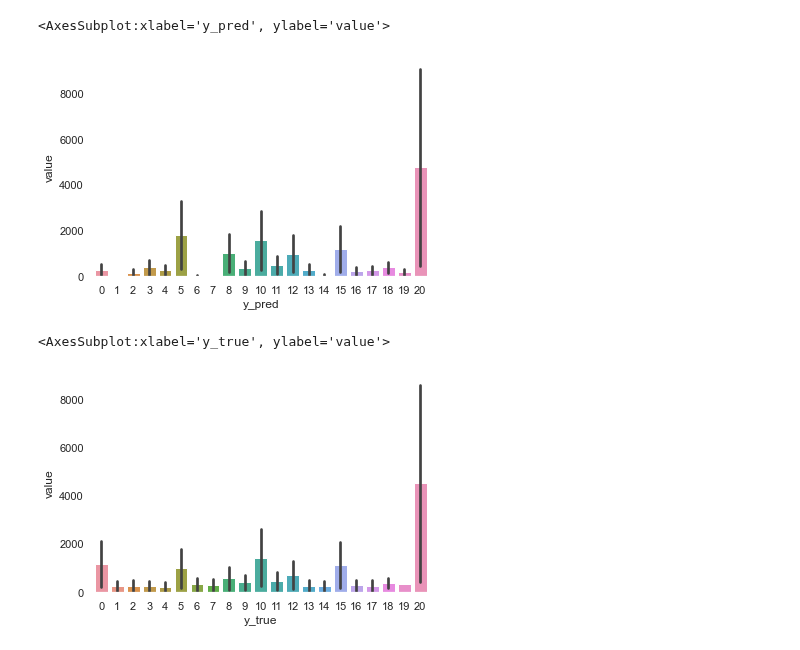
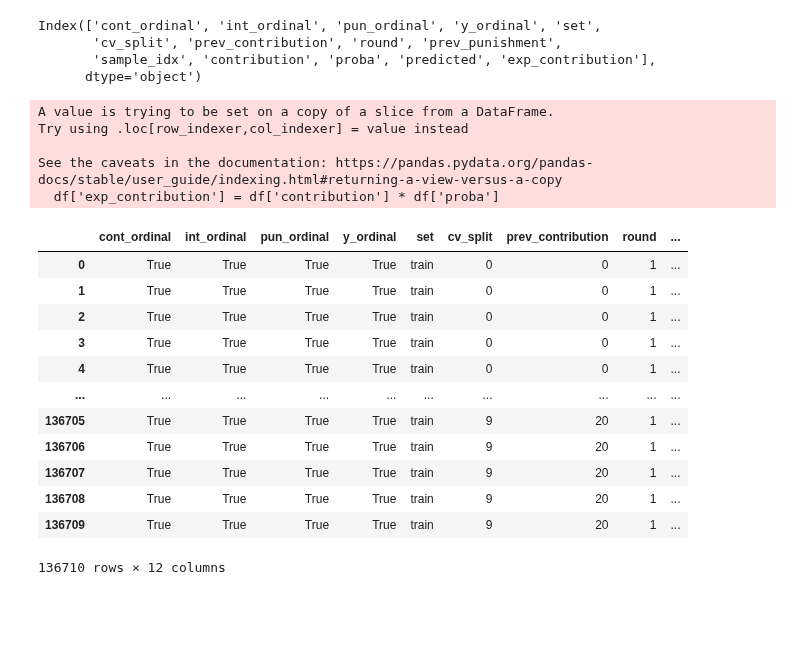
Before and after one commit to center-for-humans-and-machines/algorithmic-institutions, a Jupyter notebook: notebooks/logreg_vis.ipynb, the cells around one changed output. Saved outputs shown, nothing was run; the diff lists cells and outputs as text; code cells hidden in the pictures; blank space fills up the shorter version.

```diff
--- a/notebooks/logreg_vis.ipynb
+++ b/notebooks/logreg_vis.ipynb
@@ -38,12 +104,64 @@ plt.savefig(os.path.join(plot_folder, 'confusion_matrix.jpg'), dpi=300, transpar
-# %%
-pred_df = confusion_matrix_df.groupby(['set', 'y_pred'])['value'].sum().reset_index()
-sns.barplot(data=pred_df, x='y_pred', y='value')
-# %% [output]
-<AxesSubplot:xlabel='y_pred', ylabel='value'>
-[figure, removed]
-# %%
-true_df = confusion_matrix_df.groupby(['set', 'y_true'])['value'].sum().reset_index()
-sns.barplot(data=true_df, x='y_true', y='value')
-# %% [output]
-<AxesSubplot:xlabel='y_true', ylabel='value'>
-[figure, removed]
+# %%
+# Todo: double check the normalisation
+w = (
+    (synthethetic_df['cont_ordinal']) &
+    (synthethetic_df['pun_ordinal']) &
+    (synthethetic_df['int_ordinal']) &
+    (synthethetic_df['y_ordinal'])
+)
+
+df = synthethetic_df[w]
+# df = synthethetic_df[w].groupby(['set', 'y_true', 'y_pred'])['value'].sum().reset_index()
+# df['fraction'] = df['value'] / df.groupby(['set', 'y_true'])['value'].transform('sum')
+# cm = df.pivot_table(index=['set', 'y_true'], columns='y_pred', values='fraction')
+
+# plt.figure(figsize=(14,10))
+# sns.heatmap(cm.loc['test'], vmin=0, vmax=1)
+# %%
+df.columns
+# %% [output]
+Index(['cont_ordinal', 'int_ordinal', 'pun_ordinal', 'y_ordinal', 'set',
+       'cv_split', 'prev_contribution', 'round', 'prev_punishment',
+       'sample_idx', 'contribution', 'proba', 'predicted', 'exp_contribution'],
+      dtype='object')
+# %%
+df['exp_contribution'] = df['contribution'] * df['proba']
+
+dfg = df.groupby(['cont_ordinal', 'int_ordinal', 'pun_ordinal', 'y_ordinal', 'set', 'cv_split', 'prev_contribution', 'round', 'prev_punishment',
+       'sample_idx'])['exp_contribution'].sum()
+dfg = dfg.reset_index()
+# %% [output]
+A value is trying to be set on a copy of a slice from a DataFrame.
+Try using .loc[row_indexer,col_indexer] = value instead
+
+See the caveats in the documentation: https://pandas.pydata.org/pandas-docs/stable/user_guide/indexing.html#returning-a-view-versus-a-copy
+  df['exp_contribution'] = df['contribution'] * df['proba']
+# %%
+# Todo: double check the normalisation
+w = (
+    (dfg['cont_ordinal']) &
+    (dfg['pun_ordinal']) &
+    (dfg['int_ordinal']) &
+    (~dfg['y_ordinal'])
+)
+
+# df = dfg[w].groupby(['set', 'y_true', 'y_pred'])['value'].sum().reset_index()
+# df['fraction'] = df['value'] / cm_g_df.groupby(['set', 'y_true'])['value'].transform('sum')
+cm = df.pivot_table(index=['set', 'prev_contribution'], columns='prev_punishment', values='exp_contribution')
+
+plt.figure(figsize=(14,10))
+sns.heatmap(cm.loc['test'], vmin=0, vmax=1)
+# %% [output]
+|  | cont_ordinal | int_ordinal | pun_ordinal | y_ordinal | set | cv_split | prev_contribution | round | ... |
+| 0 | True | True | True | True | train | 0 | 0 | 1 | ... |
+| 1 | True | True | True | True | train | 0 | 0 | 1 | ... |
+| 2 | True | True | True | True | train | 0 | 0 | 1 | ... |
+| 3 | True | True | True | True | train | 0 | 0 | 1 | ... |
+| 4 | True | True | True | True | train | 0 | 0 | 1 | ... |
+| ... | ... | ... | ... | ... | ... | ... | ... | ... | ... |
+| 136705 | True | True | True | True | train | 9 | 20 | 1 | ... |
+| 136706 | True | True | True | True | train | 9 | 20 | 1 | ... |
+| 136707 | True | True | True | True | train | 9 | 20 | 1 | ... |
+| 136708 | True | True | True | True | train | 9 | 20 | 1 | ... |
+| 136709 | True | True | True | True | train | 9 | 20 | 1 | ... |
+136710 rows × 12 columns
```
Also changed, not shown: parts of 12 cells of this notebook, 7 other files.
